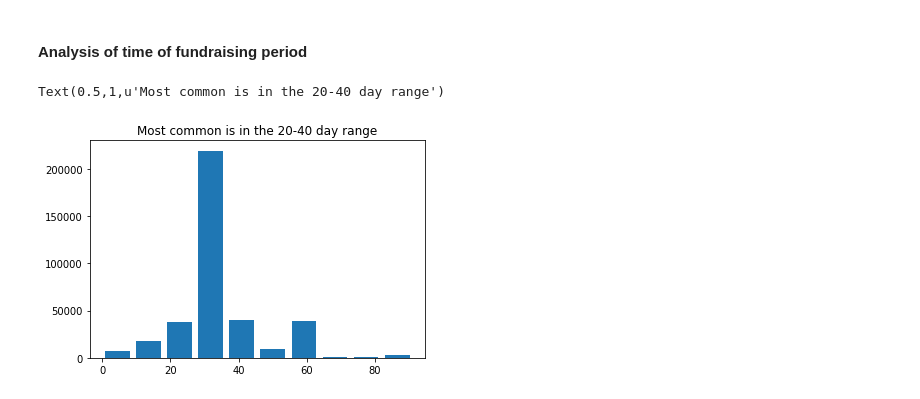
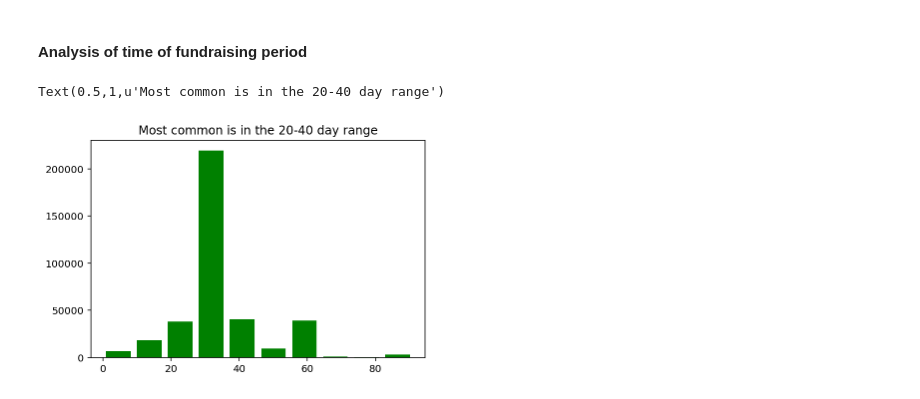
Before and after one commit to themp731/NYU_git, a Jupyter notebook: NYU-dwd-kickstarter/PanosPals_MP.2.ipynb, the cells around one changed output. Cells and saved outputs as stored; diff of their text form; code cells hidden in the pictures.

```diff
--- a/NYU-dwd-kickstarter/PanosPals_MP.2.ipynb
+++ b/NYU-dwd-kickstarter/PanosPals_MP.2.ipynb
@@ -254,11 +288,11 @@ df_fundTime["tDelta"] = (df_fundTime["deadline"] - df_fundTime["launched"]).dt.d
 df_fundTime = df_fundTime[df_fundTime['tDelta'] < (365 * 2)]
 # %%
 # Historgram
-plt.hist(df_fundTime['tDelta'], align='mid', rwidth=0.8)
+plt.hist(df_fundTime['tDelta'], align='mid', rwidth=0.8, color='green')
 plt.title("Most common is in the 20-40 day range")
 # %% [output]
 Text(0.5,1,u'Most common is in the 20-40 day range')
-[figure, old version]
+[figure, new version]
 # %%
 df_fundTime['tDelta'].plot(kind='kde')
 # %% [output]
```
Also changed, not shown: parts of 14 cells of this notebook.
